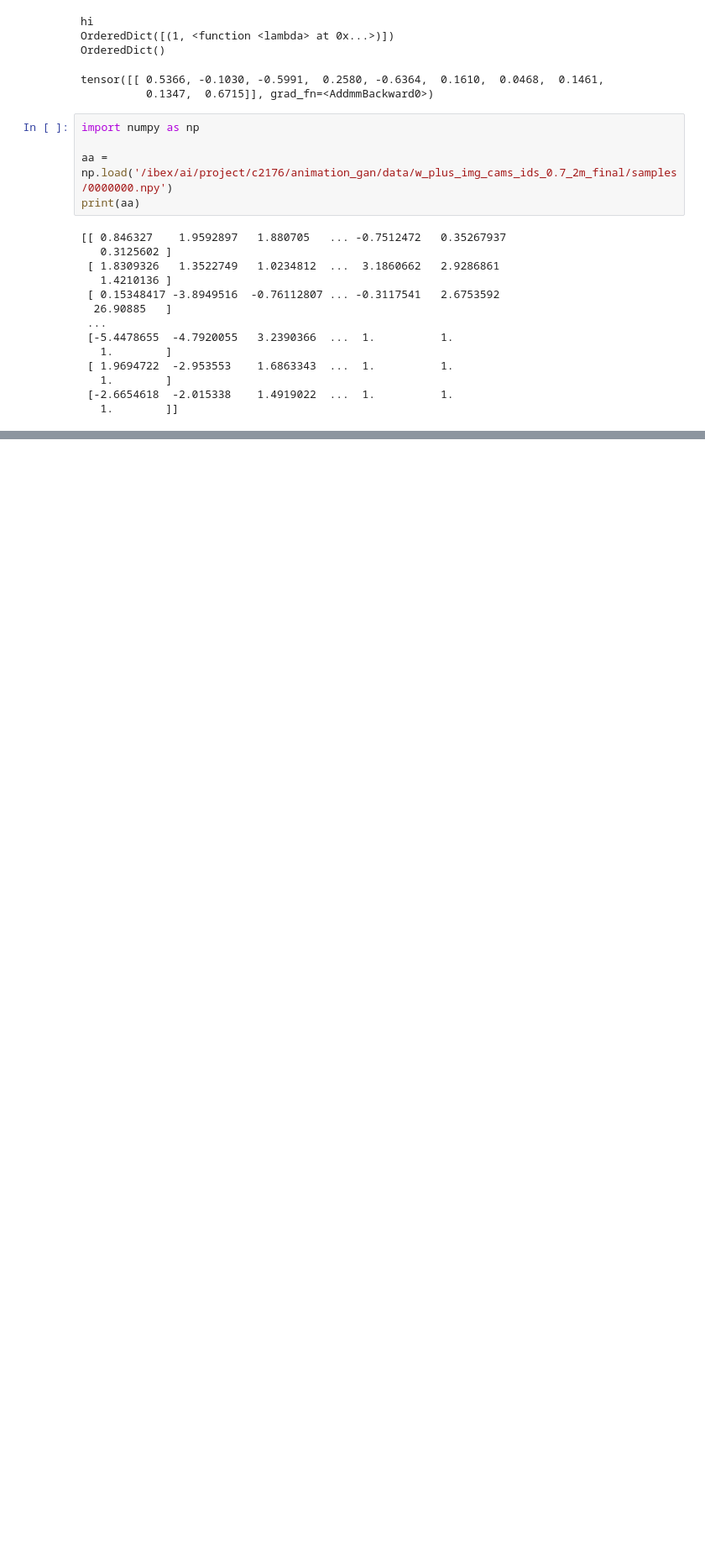
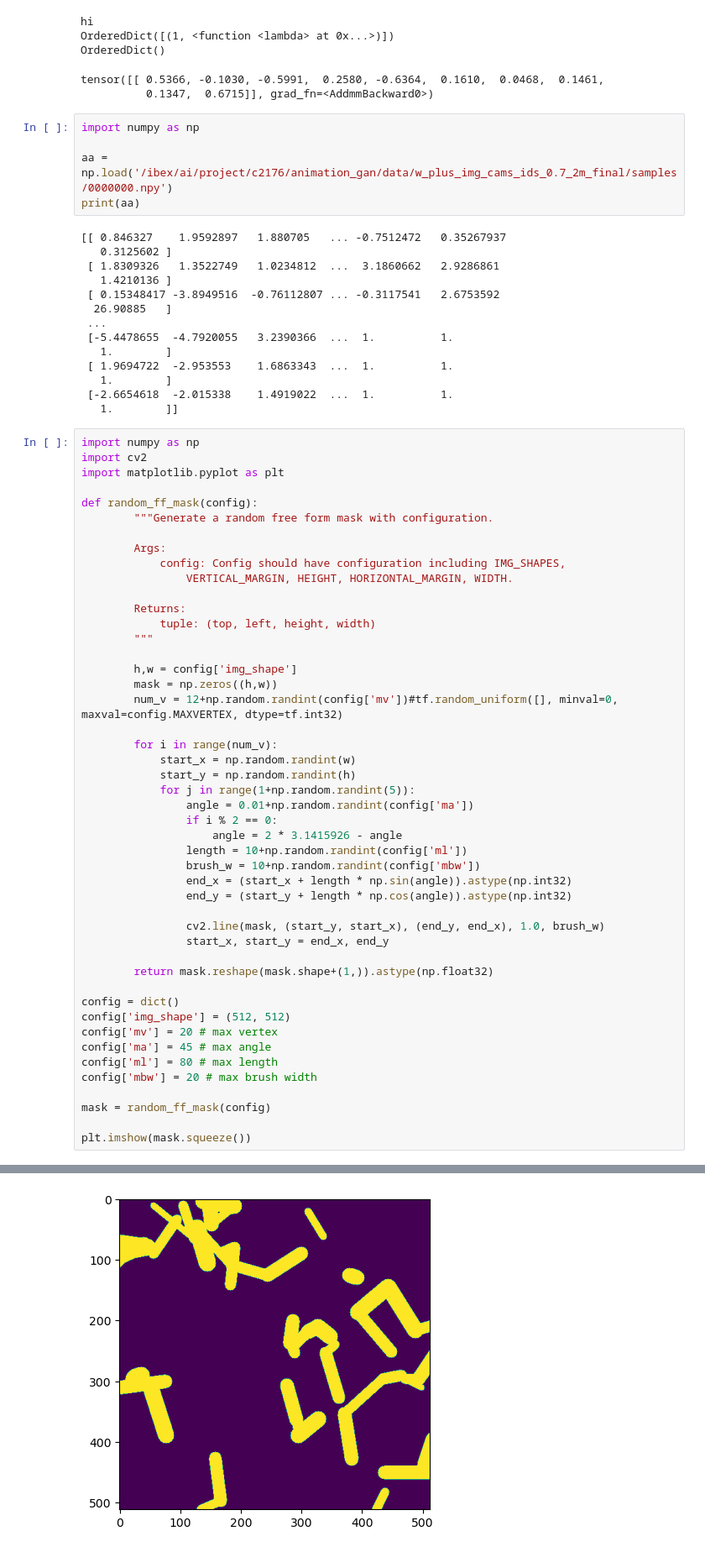
Before and after one commit to wamiq-reyaz/diffusion_face, a Jupyter notebook: notebooks/demo.ipynb, the cells around one changed output, grey strips where cells are left out. Shown at 84% size. Saved outputs shown, nothing was run; the diff lists cells and outputs as text; blank space fills up the shorter version.

```diff
--- a/notebooks/demo.ipynb
+++ b/notebooks/demo.ipynb
@@ -1286,3 +1316,51 @@ print(aa)
    1.        ]
  [-2.6654618  -2.015338    1.4919022  ...  1.          1.
    1.        ]]
+# %%
+import numpy as np
+import cv2
+import matplotlib.pyplot as plt
+
+def random_ff_mask(config):
+        """Generate a random free form mask with configuration.
+
+        Args:
+            config: Config should have configuration including IMG_SHAPES,
+                VERTICAL_MARGIN, HEIGHT, HORIZONTAL_MARGIN, WIDTH.
+
+        Returns:
+            tuple: (top, left, height, width)
+        """
+
+        h,w = config['img_shape']
+        mask = np.zeros((h,w))
+        num_v = 12+np.random.randint(config['mv'])#tf.random_uniform([], minval=0, maxval=config.MAXVERTEX, dtype=tf.int32)
+
+        for i in range(num_v):
+            start_x = np.random.randint(w)
+            start_y = np.random.randint(h)
+            for j in range(1+np.random.randint(5)):
+                angle = 0.01+np.random.randint(config['ma'])
+                if i % 2 == 0:
+                    angle = 2 * 3.1415926 - angle
+                length = 10+np.random.randint(config['ml'])
+                brush_w = 10+np.random.randint(config['mbw'])
+                end_x = (start_x + length * np.sin(angle)).astype(np.int32)
+                end_y = (start_y + length * np.cos(angle)).astype(np.int32)
+
+                cv2.line(mask, (start_y, start_x), (end_y, end_x), 1.0, brush_w)
+                start_x, start_y = end_x, end_y
+
+        return mask.reshape(mask.shape+(1,)).astype(np.float32)
+
+config = dict()
+config['img_shape'] = (512, 512)
+config['mv'] = 20 # max vertex
+config['ma'] = 45 # max angle
+config['ml'] = 80 # max length
+config['mbw'] = 20 # max brush width
+
+mask = random_ff_mask(config)
+
+plt.imshow(mask.squeeze())
+# %% [output]
@@ -1288,0 +1368 @@ print(aa)
+[figure, added]
```
Also changed, not shown: parts of 12 cells of this notebook, 14 other files.
